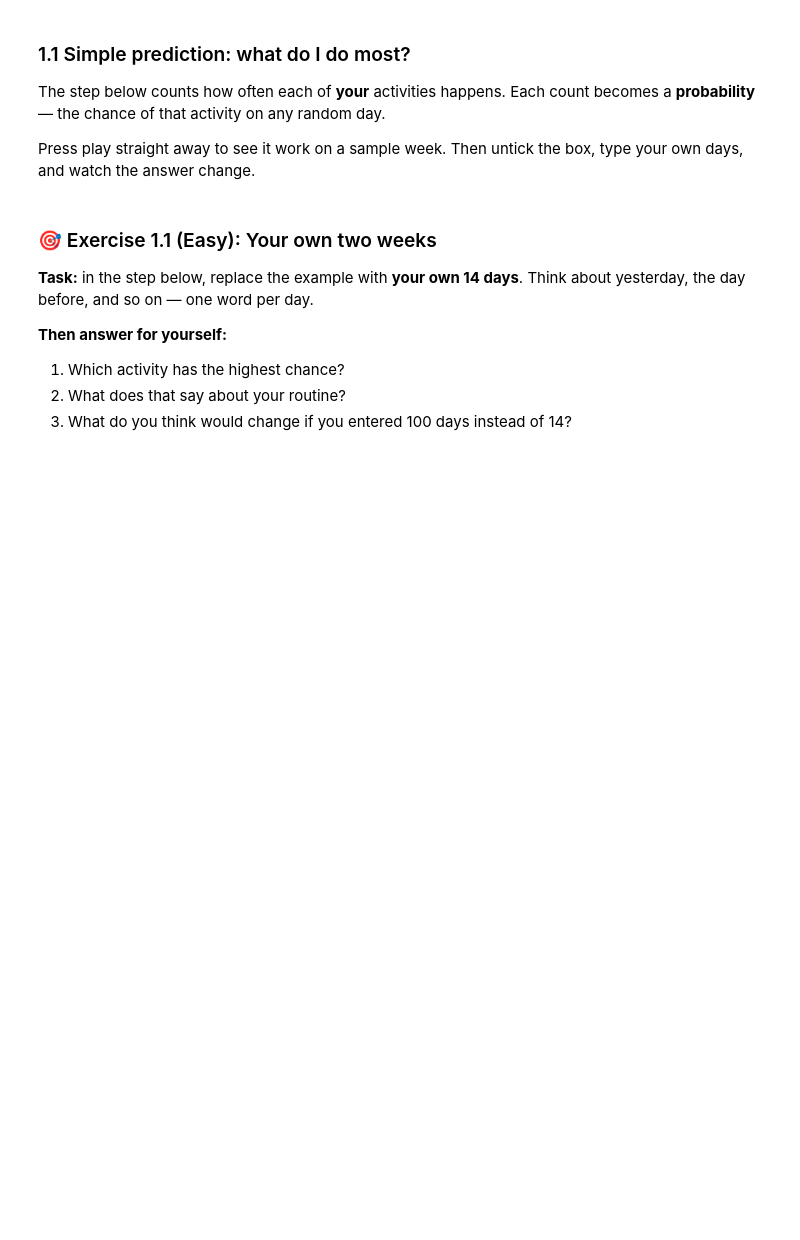
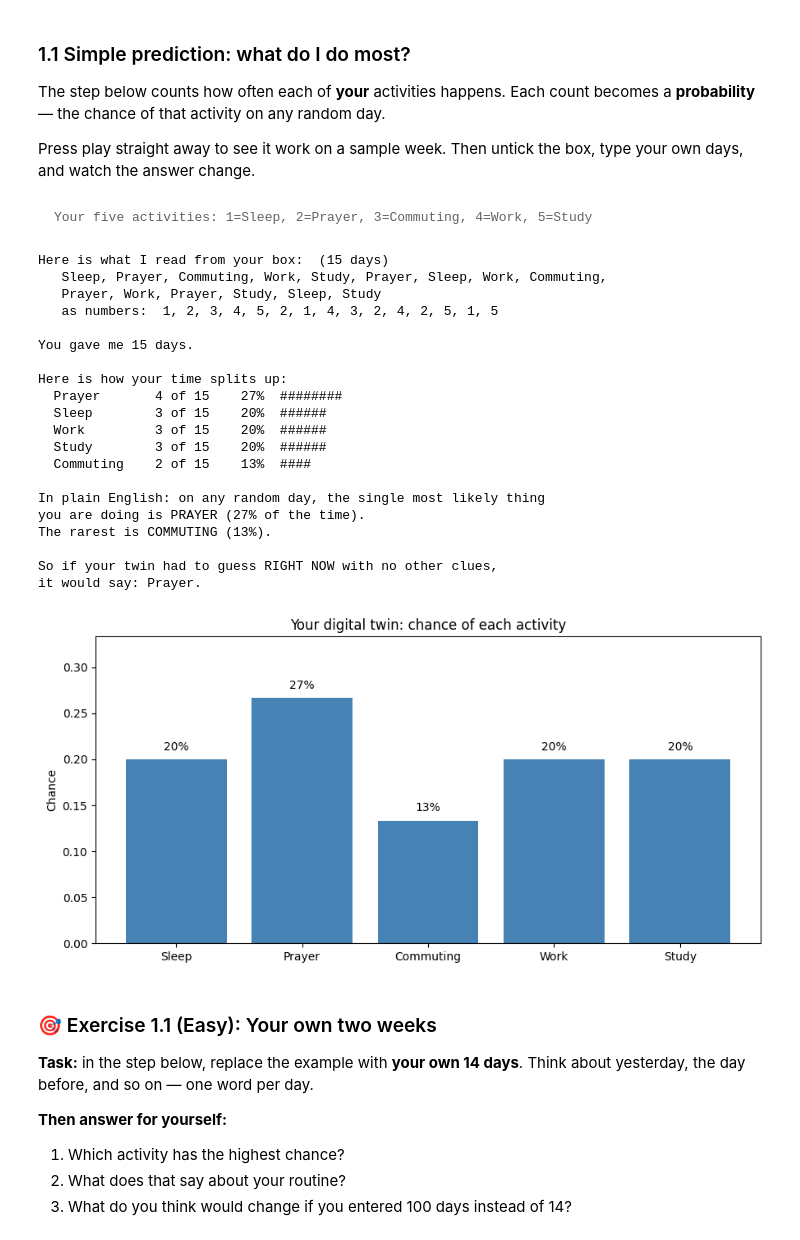
Before and after one commit to lindasomtochukwu/ATF-Colab-Tutorials, a Jupyter notebook: 01_probability_neural_networks_plain_english.ipynb, the cells around one changed output. Cells and saved outputs as stored; diff of their text form; code cells hidden in the pictures; blank space fills up the shorter version.

```diff
--- a/01_probability_neural_networks_plain_english.ipynb
+++ b/01_probability_neural_networks_plain_english.ipynb
@@ -45,10 +45,10 @@ most likely to happen next. Let's watch that happen with a week of daily activit
 #@markdown We filled in two to start you off — **you choose the other three.**
 #@markdown Think about how you really spend a day: Work? Study? Farming? Prayer? Football? Cooking? Commuting?
 activity_1 = "Sleep" #@param {type:"string"}
-activity_2 = "Commuting" #@param {type:"string"}
-activity_3 = "Work" #@param {type:"string"}
-activity_4 = "Study" #@param {type:"string"}
-activity_5 = "Cooking" #@param {type:"string"}
+activity_2 = "Prayer" #@param {type:"string"}
+activity_3 = "Commuting" #@param {type:"string"}
+activity_4 = "Work" #@param {type:"string"}
+activity_5 = "Study" #@param {type:"string"}
 
 # ---- hidden helper code: learners never need to read this ----
 import numpy as np, matplotlib.pyplot as plt
@@ -178,10 +194,10 @@ type your own days, and watch the answer change.
 # %%
 #@title ▶ Step 2 — Count how often I do each activity { display-mode: "form" }
 #@markdown **Quickest start:** leave this ticked to use a sample week written in YOUR activities.
-use_a_sample_week = True #@param {type:"boolean"}
+use_a_sample_week = False #@param {type:"boolean"}
 #@markdown **Or describe your own days** below, separated by commas.
 #@markdown Type the words, or just the numbers from Step 1 (1 = your first activity).
-my_days = "" #@param {type:"string"}
+my_days = "Sleep, Prayer, Commuting, Work, Study, Prayer,  Sleep, Work, Commuting, Prayer, Work, Prayer, Study, Sleep, Study" #@param {type:"string"}
 
 # ---- hidden helper code: learners never need to read this ----
 import numpy as np, matplotlib.pyplot as plt
@@ -274,33 +290,56 @@ else:
     counts = Counter(days); total = len(days)
     probs = {a: c / total for a, c in counts.items()}
     order = sorted(probs, key=lambda a: -probs[a])
     print("You gave me " + str(total) + " days.")
     print("")
     print("Here is how your time splits up:")
     for a in order:
         print("  " + NAMES[a].ljust(12) + str(counts[a]).rjust(2) + " of " + str(total) + "  " +
               format(probs[a], ">5.0%") + "  " + "#" * int(round(probs[a] * 30)))
     top, bottom = order[0], order[-1]
     print("")
     print("In plain English: on any random day, the single most likely thing")
     print("you are doing is " + NAMES[top].upper() + " (" + format(probs[top], ".0%") + " of the time).")
     print("The rarest is " + NAMES[bottom].upper() + " (" + format(probs[bottom], ".0%") + ").")
     print("")
     print("So if your twin had to guess RIGHT NOW with no other clues,")
     print("it would say: " + NAMES[top] + ".")
     missing = [NAMES[i] for i in range(len(NAMES)) if i not in counts]
     if missing:
         print("")
         note("You never mentioned: " + ", ".join(missing) + ". Your twin will never predict those.")
     if total < 7:
         print("")
         note("That is only " + str(total) + " days. Add more for a steadier picture.")
     plt.figure(figsize=(9, 4.5)); ks = sorted(probs)
     plt.bar([NAMES[k] for k in ks], [probs[k] for k in ks], color="steelblue")
     plt.title("Your digital twin: chance of each activity")
     plt.ylabel("Chance"); plt.ylim(0, max(probs.values()) * 1.25)
     for i, k in enumerate(ks): plt.text(i, probs[k] + 0.01, format(probs[k], ".0%"), ha="center")
     plt.tight_layout(); plt.show()
+# %% [output]
+Your five activities: 1=Sleep, 2=Prayer, 3=Commuting, 4=Work, 5=Study
+Here is what I read from your box:  (15 days)
+   Sleep, Prayer, Commuting, Work, Study, Prayer, Sleep, Work, Commuting,
+   Prayer, Work, Prayer, Study, Sleep, Study
+   as numbers:  1, 2, 3, 4, 5, 2, 1, 4, 3, 2, 4, 2, 5, 1, 5
+
+You gave me 15 days.
+
+Here is how your time splits up:
+  Prayer       4 of 15    27%  ########
+  Sleep        3 of 15    20%  ######
+  Work         3 of 15    20%  ######
+  Study        3 of 15    20%  ######
+  Commuting    2 of 15    13%  ####
+
+In plain English: on any random day, the single most likely thing
+you are doing is PRAYER (27% of the time).
+The rarest is COMMUTING (13%).
+
+So if your twin had to guess RIGHT NOW with no other clues,
+it would say: Prayer.
+[figure, added]
 # %% [markdown]
 ### 🎯 Exercise 1.1 (Easy): Your own two weeks
 
```
Also changed, not shown: parts of 10 cells of this notebook.
